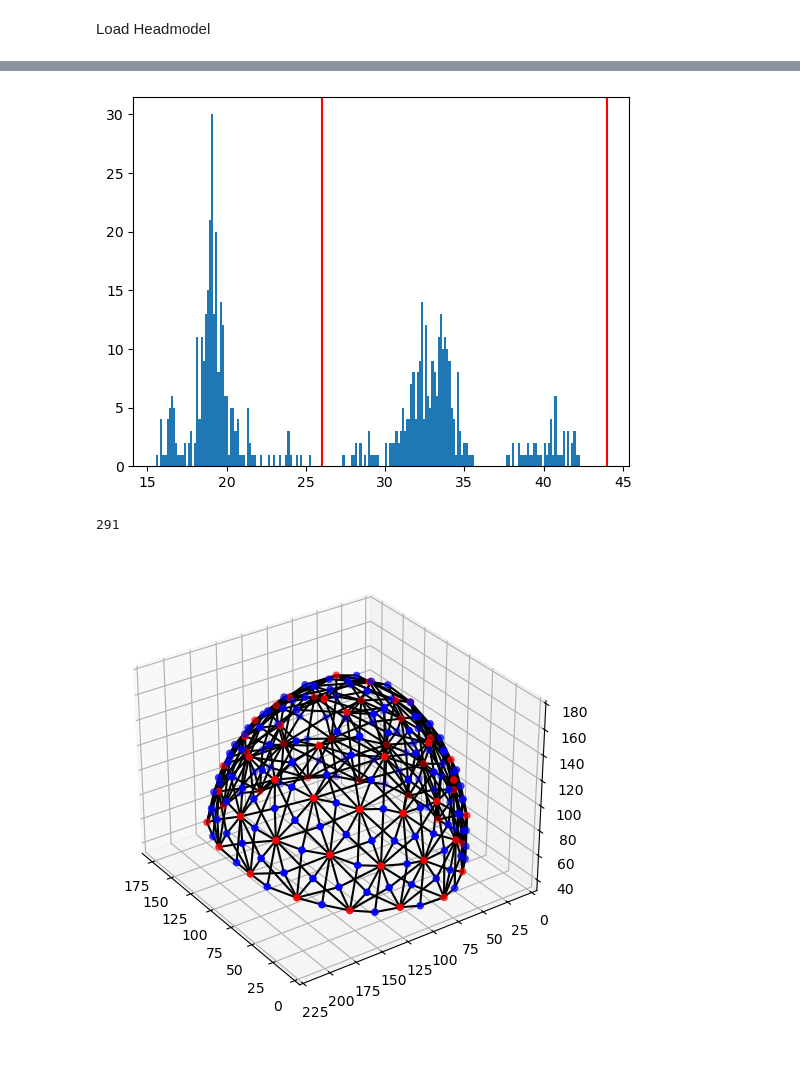
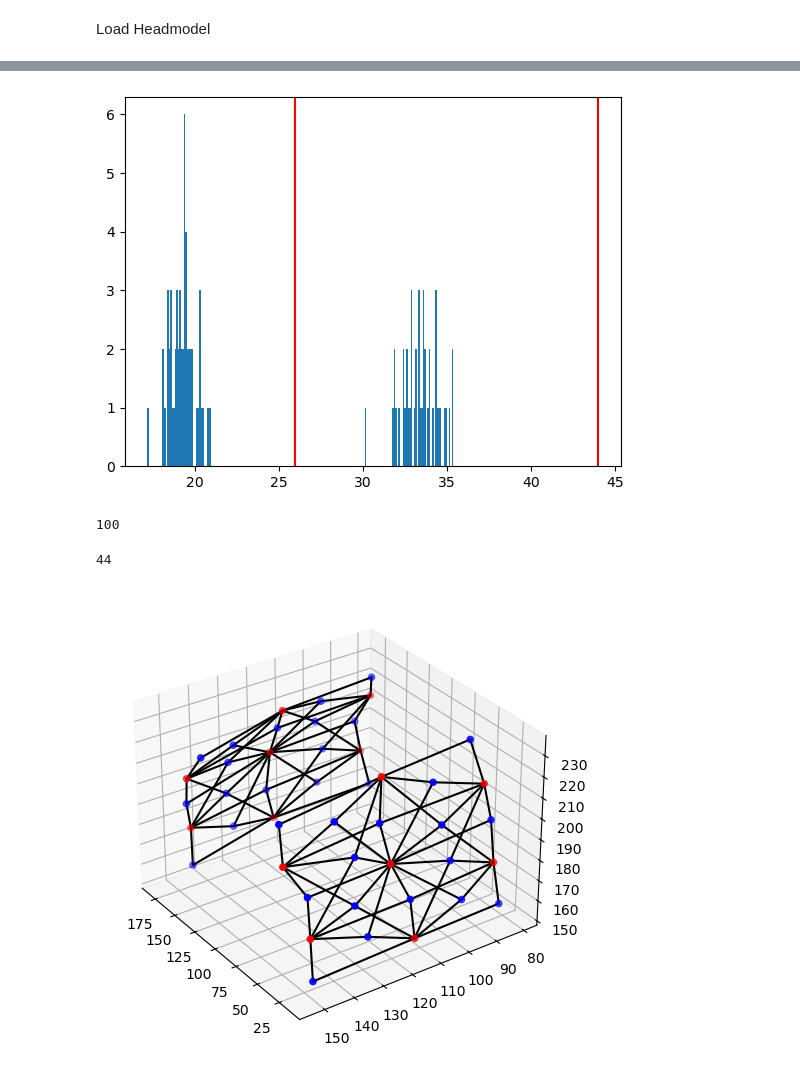
Before and after one commit to orabe/fNIRS_SparseToDense, a Jupyter notebook: src/subset/optode_subsets.ipynb, the cells around one changed output, grey strips where cells are left out. Saved outputs shown, nothing was run; the diff lists cells and outputs as text; code cells hidden in the pictures.

```diff
--- a/src/subset/optode_subsets.ipynb
+++ b/src/subset/optode_subsets.ipynb
@@ -24,9 +24,8 @@ warnings.filterwarnings("ignore")
 # %%
 # path_prefix = 'src/subset/'
 DATASET_NAME = 'BallSqueezingHD_modified'
-data_path_prefix = f'datasets/processed/{DATASET_NAME}/'
-results_path_prefix = path_prefix + 'results/'
-images_path_prefix = path_prefix + 'writing/images/'
+data_path_prefix = f'datasets/raw/{DATASET_NAME}/'
+results_path_prefix = f'results/subset/{DATASET_NAME}/'
 # %%
 # datasets_path = configs.data_path_prefix
 datasets_path = data_path_prefix
@@ -65,18 +99,24 @@ parcels_colin = np.concatenate(
 #data_type = 'Stroop_J'
 #data_type = 'Stroop_D'
 #data_type = 'Syn_Stroop'
-data_type = 'Syn_FT'
+# data_type = 'Syn_FT'
 #data_type = 'BS_Laura'
+data_type = DATASET_NAME
 # %%
 if data_type == 'HD_Squeezing':
     rec = cedalion.datasets.get_fingertappingDOT()
-    head = head_colin
+    # head = head_colin
 if data_type.startswith('Syn'):
     rec = cedalion.datasets.get_nn22_resting_state()
-    head = head_colin
+    # head = head_colin
 if data_type == ('BS_Laura'):
     rec = cedalion.io.read_snirf(datasets_path + 'BS_Laura/' + 'BS_Laura_Data/' + 'sub-577' + "/nirs/" + 'sub-577' + '_task-BS_run-01_nirs.snirf')[0]
-    head = head_colin
+    # head = head_colin
+if data_type == 'BallSqueezingHD_modified':
+    rec = cedalion.io.read_snirf('datasets/raw/BallSqueezingHD_modified/sub-185/nirs/sub-185_task-BallSqueezing_run-1_nirs.snirf')[0]
+    # head = head_colin
+
+head = head_icbm152
 amp = rec["amp"]
 geo3d = rec.geo3d
 display(geo3d[geo3d.type != cdc.PointType.LANDMARK])
@@ -284,9 +388,12 @@ p.axvline(26, color='red')
 p.axvline(44, color='red')
 p.show()
 # %% [output]
-[figure, old version]
+[figure, new version]
 # %%
 selected_channels = list(dists.channel[dists.values < 44].values)
+len(selected_channels)
+# %% [output]
+100
 # %%
 #write_path = os.path.join(datasets_path, 'BS_Laura', "BS_Laura_less_than_4cm_chans")
 #with open(write_path, 'wb') as f:
@@ -302,5 +409,5 @@ ts_long, ts_short = cedalion.nirs.split_long_short_channels(
 # %%
 len(list(ts_long.channel.values))
 # %% [output]
-291
+44
 # %%
@@ -308,9 +417,10 @@ write_path = os.path.join(datasets_path, 'BS_Laura', "long_channels")
 with open(write_path, 'wb') as f:
     pickle.dump(list(ts_long.channel.values), f)
 # %%
-cedalion.plots.plot_montage3D(amp, geo3d_snapped)
+# cedalion.plots.plot_montage3D(amp, geo3d_snapped)
+cedalion.vis.anatomy.plot_montage3D(amp, geo3d_snapped)
 # %% [output]
-[figure, old version]
+[figure, new version]
 # %%
 plt = pv.Plotter()
 #cedalion.plots.plot_surface(plt, head.brain, color="w")
```
Also changed, not shown: parts of 28 cells of this notebook, 7 other files.
